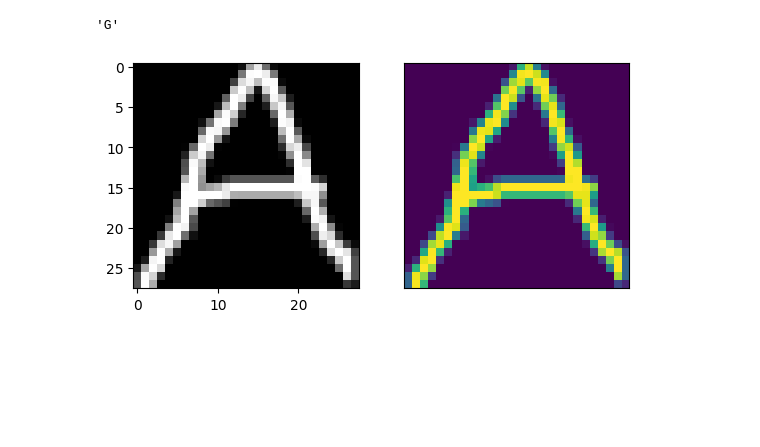
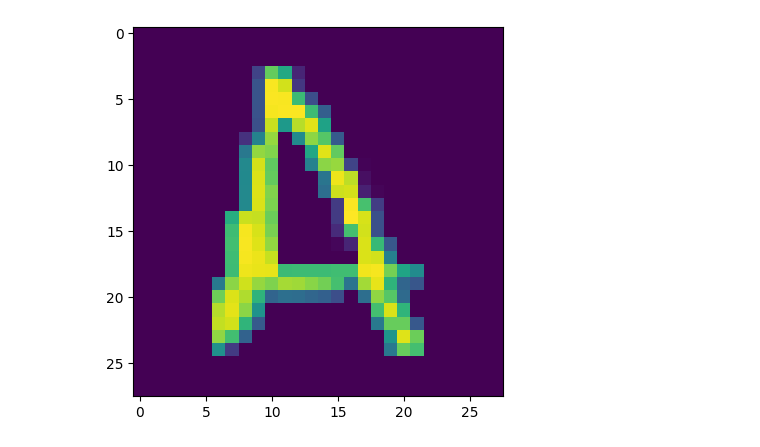
Before and after one commit to Jimmy-Nnilsson/mnist_portfolio, a Jupyter notebook: data_prep/model_test.ipynb, the cells around one changed output. Saved outputs shown, nothing was run; the diff lists cells and outputs as text; code cells hidden in the pictures; blank space fills up the shorter version.

```diff
--- a/data_prep/model_test.ipynb
+++ b/data_prep/model_test.ipynb
@@ -47,17 +60,45 @@ paths
 # %%
 from PIL import Image
+def get_pic(paths, add=0):
+    pic =cv2.imread(paths)
+    pic = cv2.cvtColor(pic, cv2.COLOR_BGR2GRAY)
 
-pic =cv2.imread(paths[0])
-pic = cv2.cvtColor(pic, cv2.COLOR_BGR2GRAY)
-pic = 255 - pic
 
-pic = fix_image(pic)
-plt.imshow(np.asarray(pic, dtype='int'))
+    pic = cv2.resize(pic, (28, 28))
+
+    pic = 255 - pic
+    pic[pic < 150] = 0
+
+    pic = fix_image(pic, add)
+    pic = np.reshape(pic, (1, 28, 28))
+    pic = pic.astype("float32") / 255
+
+
+    # pic = np.reshape(pic, (1, 28, 28))
+    pic = np.expand_dims(pic, -1)
+    return pic
 
 
 
-by_merge_map_new[np.argmax(m2.predict(np.reshape(pic, (1, 28, 28)), verbose=0))]
+# by_merge_map_new[np.argmax(m2.predict(pic, verbose=0))]
-# %% [output]
-'G'
-[figure, removed]
+# %%
+pic =cv2.imread(paths[0])
+pic = cv2.cvtColor(pic, cv2.COLOR_BGR2GRAY)
+
+pic = cv2.resize(pic, (28, 28))
+
+pic = 255 - pic
+pic[pic < 150] = 0
+# plt.imshow(pic)
+pic = fix_image(pic, 2)
+plt.imshow(pic)
+# pic = np.reshape(pic, (1, 28, 28))
+pic = pic.astype("float32") / 255
+
+
+# pic = np.reshape(pic, (1, 28, 28))
+pic = np.expand_dims(pic, -1)
+# plt.imshow(pic)
+# %% [output]
+[figure, added]
 # %%
```
Also changed, not shown: parts of 4 cells of this notebook, 35 other files.
